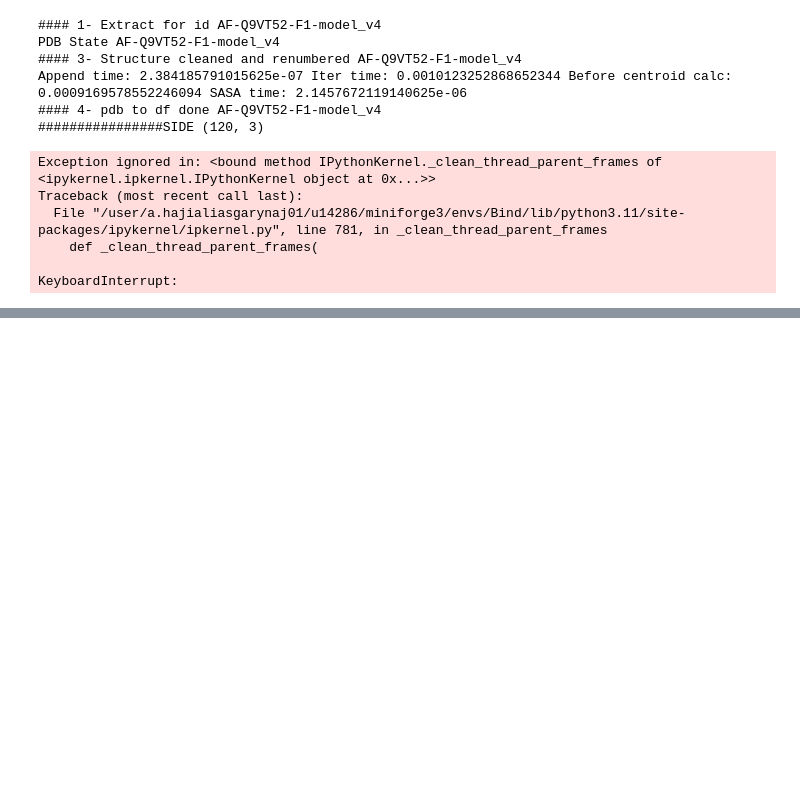
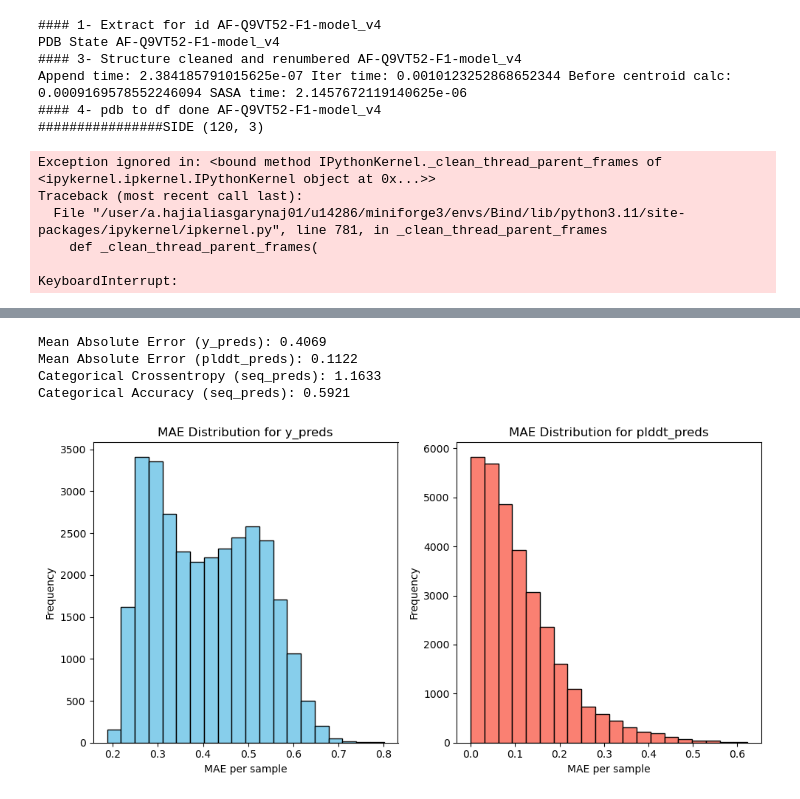
Before and after one commit to AmirAsgary/Bind, a Jupyter notebook: test.ipynb, the cells around one changed output, grey strips where cells are left out. Saved outputs shown, nothing was run; the diff lists cells and outputs as text; code cells hidden in the pictures; blank space fills up the shorter version.

```diff
--- a/test.ipynb
+++ b/test.ipynb
@@ -69,0 +489,19 @@ train_ds = tfmanager.read_dataset()
+# %%
+import tensorflow as tf
+import keras
+from src.utils import TFRecordManager
+from src.model import RandomMasking, Sampling, create_model_vae_plddt
+import matplotlib.pyplot as plt
+
+tfrecord_path = 'data/large/alphafold_db/tfrecords/repId_sim_to_2_first100.tfrecord'
+tfmanager = TFRecordManager(tfrecord_path=tfrecord_path, feature_dim=301, plddt=True, batch_size=1024)
+train_ds = tfmanager.read_dataset()
+remove_indices = [24, 25, 34, 35, 77, 78, 87, 88, 130, 131, 140, 141,
+                  183, 184, 193, 194, 236, 237, 246, 247]
+remove_set = set(remove_indices)
+dim = 301
+keep_indices = [i for i in range(dim) if i not in remove_set]
+keep_indices_tf = tf.constant(keep_indices, dtype=tf.int32)
+# load models
+model = keras.models.load_model('checkpoints/ae1/best_model_epoch.keras')
+decoder = keras.models.load_model('checkpoints/ae1/decoder.keras')
@@ -69,0 +581,46 @@ train_ds = tfmanager.read_dataset()
+# %%
+# --- Metrics ---
+# 1. Mean Absolute Error for y_preds
+mae_y_samplewise = tf.reduce_mean(tf.abs(y_preds - y_trues), axis=-1)  # per sample
+mae_y = tf.reduce_mean(mae_y_samplewise)  # overall
+
+# 2. Mean Absolute Error for plddt_preds: in this model, plddt is divided by 100 and output is in range [0, 1]
+mae_plddt_samplewise = tf.reduce_mean(tf.abs(plddt_preds - plddt_trues), axis=-1)
+mae_plddt = tf.reduce_mean(mae_plddt_samplewise)
+
+# 3. Categorical Crossentropy for seq_preds
+seq_trues_ohe = seq_trues
+cce_seq = tf.reduce_mean(tf.keras.losses.categorical_crossentropy(seq_trues_ohe, seq_preds))
+
+# 4. Categorical Accuracy for seq_preds
+acc_seq = tf.reduce_mean(tf.keras.metrics.categorical_accuracy(seq_trues_ohe, seq_preds))
+
+# --- Print results ---
+print(f"Mean Absolute Error (y_preds): {mae_y.numpy():.4f}")
+print(f"Mean Absolute Error (plddt_preds): {mae_plddt.numpy():.4f}")
+print(f"Categorical Crossentropy (seq_preds): {cce_seq.numpy():.4f}")
+print(f"Categorical Accuracy (seq_preds): {acc_seq.numpy():.4f}")
+
+# --- Visualization of MAE distribution ---
+plt.figure(figsize=(10, 5))
+
+plt.subplot(1, 2, 1)
+plt.hist(mae_y_samplewise.numpy(), bins=20, color='skyblue', edgecolor='black')
+plt.title("MAE Distribution for y_preds")
+plt.xlabel("MAE per sample")
+plt.ylabel("Frequency")
+
+plt.subplot(1, 2, 2)
+plt.hist(mae_plddt_samplewise.numpy(), bins=20, color='salmon', edgecolor='black')
+plt.title("MAE Distribution for plddt_preds")
+plt.xlabel("MAE per sample")
+plt.ylabel("Frequency")
+
+plt.tight_layout()
+plt.show()
+# %% [output]
+Mean Absolute Error (y_preds): 0.4069
+Mean Absolute Error (plddt_preds): 0.1122
+Categorical Crossentropy (seq_preds): 1.1633
+Categorical Accuracy (seq_preds): 0.5921
+[figure, added]
```
Also changed, not shown: parts of 35 cells of this notebook, 46 other files.
